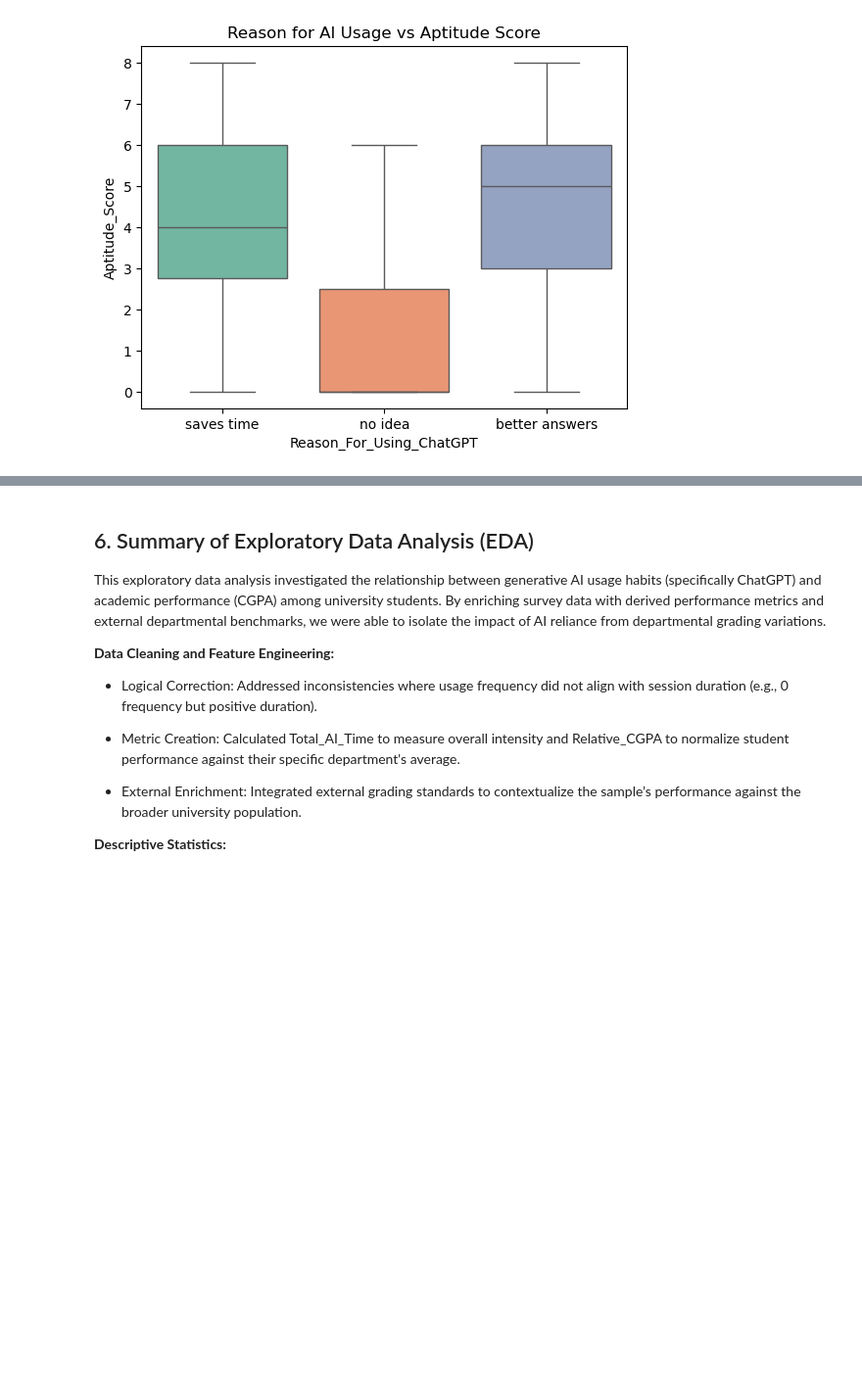
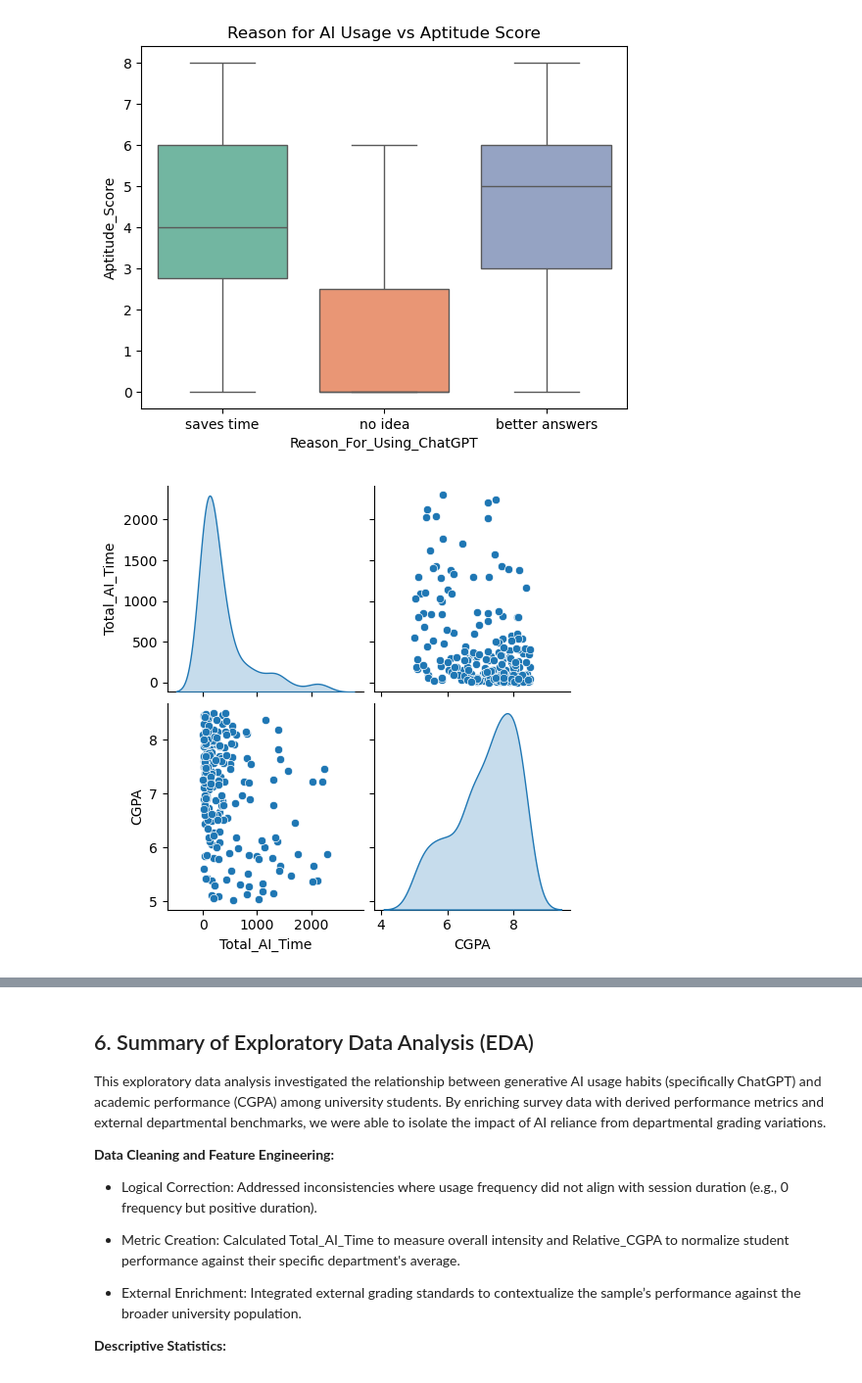
Before and after one commit to rocketshipz/DSA210-Fall-Term-Project, a Jupyter notebook: EDA.ipynb, the cells around one changed output, grey strips where cells are left out. Shown at 98% size. Drawn from its saved outputs; the diff is of its cells as text; code cells hidden in the pictures; blank space fills up the shorter version.

```diff
--- a/EDA.ipynb
+++ b/EDA.ipynb
@@ -419,3 +417,8 @@ Passing `palette` without assigning `hue` is deprecated and will be removed in v
 
   sns.boxplot(data=merged_df, x="Reason_For_Using_ChatGPT", y="Aptitude_Score", palette="Set2")
 [figure]
+# %%
+sns.pairplot(merged_df[['Total_AI_Time','CGPA']], diag_kind='kde')
+plt.show()
+# %% [output]
+[figure, added]
```
Also changed, not shown: parts of 3 cells of this notebook, 1 other file.
